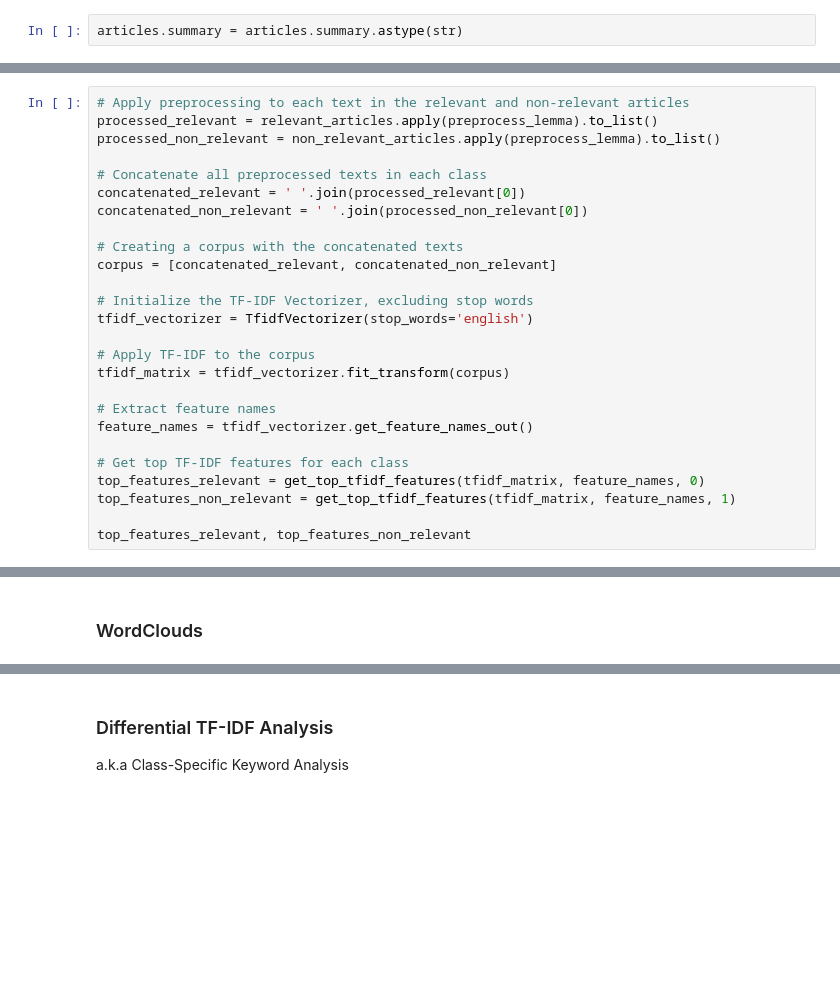
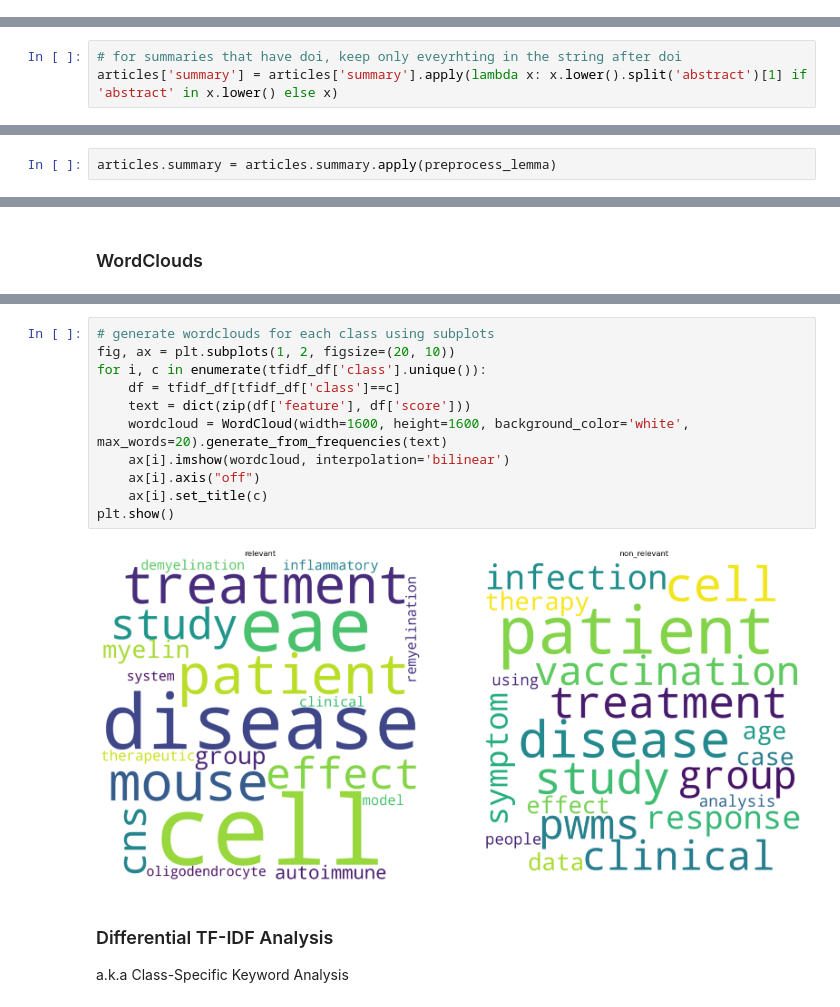
Before and after one commit to bialczykk/gregory-ai, a Jupyter notebook: EDA/eda_working.ipynb, the cells around one changed output, grey strips where cells are left out. Cells and saved outputs as stored; diff of their text form; blank space fills up the shorter version.

```diff
--- a/EDA/eda_working.ipynb
+++ b/EDA/eda_working.ipynb
@@ -34,5 +32,3 @@ trials = pd.read_csv(trials_path, index_col=0)
 Frequency of words analysis in Relevant/not articles (word cloud)
 # %% [markdown]
 ## Articles
-# %%
-articles.summary = articles.summary.astype(str)
@@ -39,3 +39,6 @@ articles.summary = articles.summary.astype(str)
+# %%
+# for summaries that have doi, keep only eveyrhting in the string after doi
+articles['summary'] = articles['summary'].apply(lambda x: x.lower().split('abstract')[1] if 'abstract' in x.lower() else x)
 # %% [markdown]
 ### Stemming
 # %%
@@ -239,0 +212,2 @@ plt.show()
+# %%
+articles.summary = articles.summary.apply(preprocess_lemma)
@@ -240,28 +272,2 @@ plt.show()
 # %% [markdown]
 #### Relevant/Not Relevant
-# %%
-# Apply preprocessing to each text in the relevant and non-relevant articles
-processed_relevant = relevant_articles.apply(preprocess_lemma).to_list()
-processed_non_relevant = non_relevant_articles.apply(preprocess_lemma).to_list()
-
-# Concatenate all preprocessed texts in each class
-concatenated_relevant = ' '.join(processed_relevant[0])
-concatenated_non_relevant = ' '.join(processed_non_relevant[0])
-
-# Creating a corpus with the concatenated texts
-corpus = [concatenated_relevant, concatenated_non_relevant]
-
-# Initialize the TF-IDF Vectorizer, excluding stop words
-tfidf_vectorizer = TfidfVectorizer(stop_words='english')
-
-# Apply TF-IDF to the corpus
-tfidf_matrix = tfidf_vectorizer.fit_transform(corpus)
-
-# Extract feature names
-feature_names = tfidf_vectorizer.get_feature_names_out()
-
-# Get top TF-IDF features for each class
-top_features_relevant = get_top_tfidf_features(tfidf_matrix, feature_names, 0)
-top_features_non_relevant = get_top_tfidf_features(tfidf_matrix, feature_names, 1)
-
-top_features_relevant, top_features_non_relevant
@@ -319,3 +355,16 @@ create_wordclouds([top_features_relevant, top_features_non_relevant],
+# %%
+# generate wordclouds for each class using subplots
+fig, ax = plt.subplots(1, 2, figsize=(20, 10))
+for i, c in enumerate(tfidf_df['class'].unique()):
+    df = tfidf_df[tfidf_df['class']==c]
+    text = dict(zip(df['feature'], df['score']))
+    wordcloud = WordCloud(width=1600, height=1600, background_color='white', max_words=20).generate_from_frequencies(text)
+    ax[i].imshow(wordcloud, interpolation='bilinear')
+    ax[i].axis("off")
+    ax[i].set_title(c)
+plt.show()
+# %% [output]
+[figure, added]
 # %% [markdown]
 ### Differential TF-IDF Analysis
 a.k.a Class-Specific Keyword Analysis
```
Also changed, not shown: parts of 54 cells of this notebook, 9 other files.
